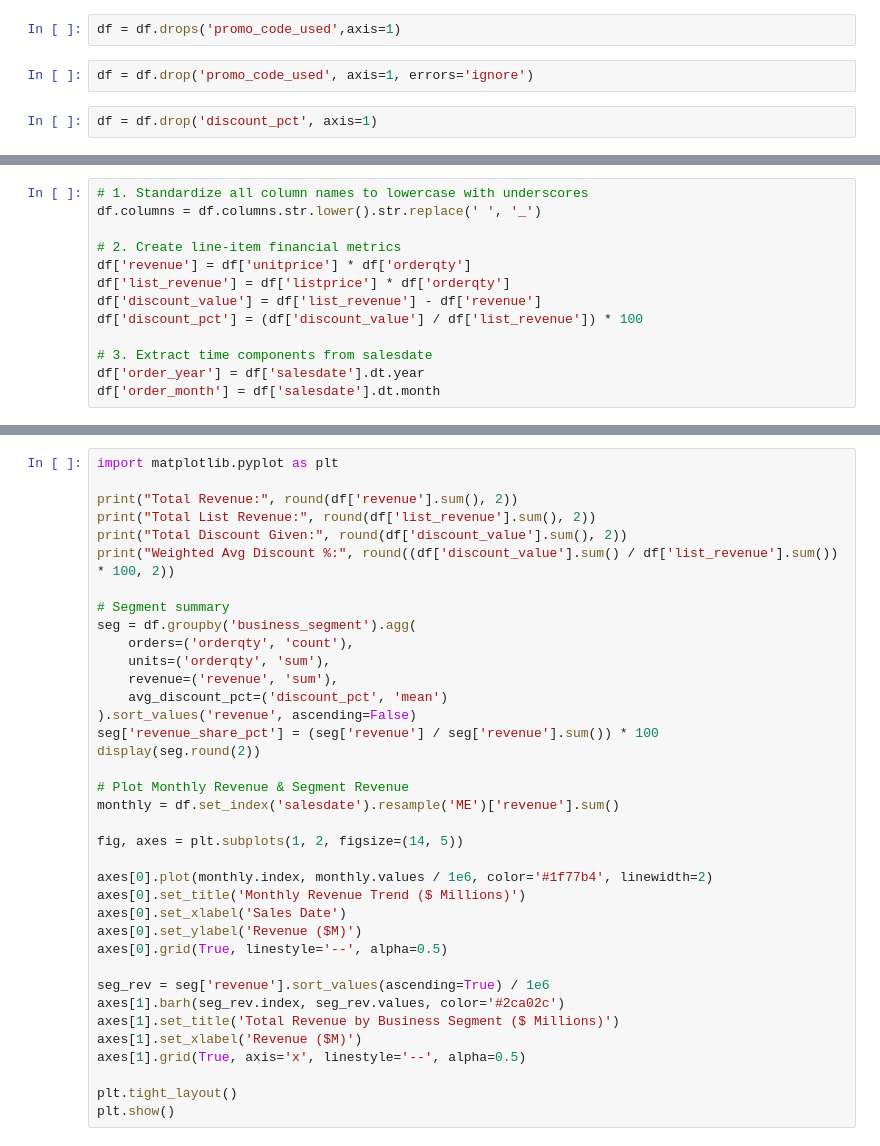
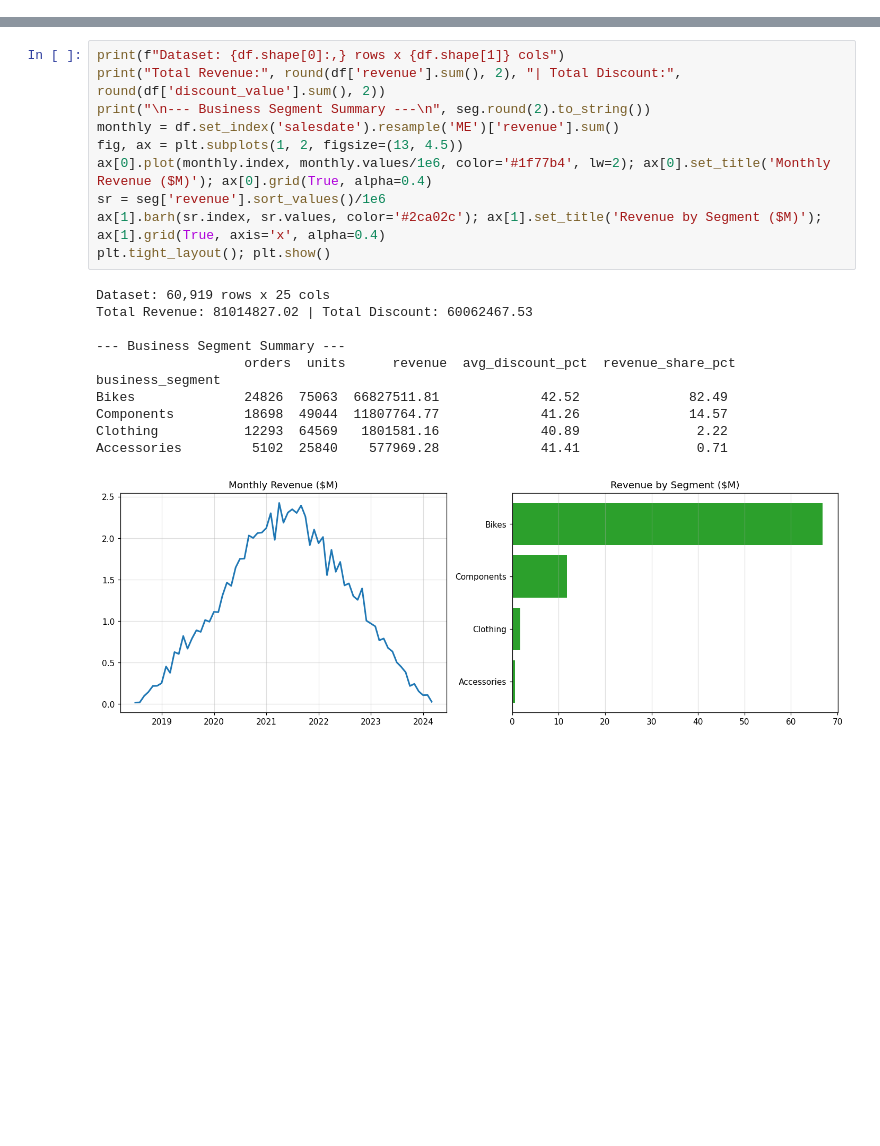
Before and after one commit to Dipali023/B2B-Commercial-Sales-Pricing-Customer-Retention-Intelligence, a Jupyter notebook: Final_Analysis.ipynb, the cells around one changed output, grey strips where cells are left out. Cells and saved outputs as stored; diff of their text form; blank space fills up the shorter version.

Commit message:
Add all tables and charts to Final_Analysis.ipynb

```diff
--- a/Final_Analysis.ipynb
+++ b/Final_Analysis.ipynb
@@ -105,6 +0,0 @@ df['discount_applied'] == df['promo_code_used]).all()
-# %%
-df = df.drops('promo_code_used',axis=1)
-# %%
-df = df.drop('promo_code_used', axis=1, errors='ignore')
-# %%
-df = df.drop('discount_pct', axis=1)
@@ -126,13 +0,0 @@ df['order_month'] = df['salesdate'].dt.month
-# %%
-# 1. Standardize all column names to lowercase with underscores
-df.columns = df.columns.str.lower().str.replace(' ', '_')
-
-# 2. Create line-item financial metrics
-df['revenue'] = df['unitprice'] * df['orderqty']
-df['list_revenue'] = df['listprice'] * df['orderqty']
-df['discount_value'] = df['list_revenue'] - df['revenue']
-df['discount_pct'] = (df['discount_value'] / df['list_revenue']) * 100
-
-# 3. Extract time components from salesdate
-df['order_year'] = df['salesdate'].dt.year
-df['order_month'] = df['salesdate'].dt.month
@@ -199,37 +1,22 @@ HTML(f'<a download="TrainingSample2_Cleaned.csv" href="data:text/csv;base64,{b64
 # %%
-import matplotlib.pyplot as plt
-
-print("Total Revenue:", round(df['revenue'].sum(), 2))
-print("Total List Revenue:", round(df['list_revenue'].sum(), 2))
-print("Total Discount Given:", round(df['discount_value'].sum(), 2))
-print("Weighted Avg Discount %:", round((df['discount_value'].sum() / df['list_revenue'].sum()) * 100, 2))
-
-# Segment summary
-seg = df.groupby('business_segment').agg(
-    orders=('orderqty', 'count'),
-    units=('orderqty', 'sum'),
-    revenue=('revenue', 'sum'),
-    avg_discount_pct=('discount_pct', 'mean')
-).sort_values('revenue', ascending=False)
-seg['revenue_share_pct'] = (seg['revenue'] / seg['revenue'].sum()) * 100
-display(seg.round(2))
-
-# Plot Monthly Revenue & Segment Revenue
+print(f"Dataset: {df.shape[0]:,} rows x {df.shape[1]} cols")
+print("Total Revenue:", round(df['revenue'].sum(), 2), "| Total Discount:", round(df['discount_value'].sum(), 2))
+print("\n--- Business Segment Summary ---\n", seg.round(2).to_string())
 monthly = df.set_index('salesdate').resample('ME')['revenue'].sum()
-
-fig, axes = plt.subplots(1, 2, figsize=(14, 5))
-
-axes[0].plot(monthly.index, monthly.values / 1e6, color='#1f77b4', linewidth=2)
-axes[0].set_title('Monthly Revenue Trend ($ Millions)')
-axes[0].set_xlabel('Sales Date')
-axes[0].set_ylabel('Revenue ($M)')
-axes[0].grid(True, linestyle='--', alpha=0.5)
-
-seg_rev = seg['revenue'].sort_values(ascending=True) / 1e6
-axes[1].barh(seg_rev.index, seg_rev.values, color='#2ca02c')
-axes[1].set_title('Total Revenue by Business Segment ($ Millions)')
-axes[1].set_xlabel('Revenue ($M)')
-axes[1].grid(True, axis='x', linestyle='--', alpha=0.5)
-
-plt.tight_layout()
-plt.show()
+fig, ax = plt.subplots(1, 2, figsize=(13, 4.5))
+ax[0].plot(monthly.index, monthly.values/1e6, color='#1f77b4', lw=2); ax[0].set_title('Monthly Revenue ($M)'); ax[0].grid(True, alpha=0.4)
+sr = seg['revenue'].sort_values()/1e6
+ax[1].barh(sr.index, sr.values, color='#2ca02c'); ax[1].set_title('Revenue by Segment ($M)'); ax[1].grid(True, axis='x', alpha=0.4)
+plt.tight_layout(); plt.show()
+# %% [output]
+Dataset: 60,919 rows x 25 cols
+Total Revenue: 81014827.02 | Total Discount: 60062467.53
+
+--- Business Segment Summary ---
+                   orders  units      revenue  avg_discount_pct  revenue_share_pct
+business_segment
+Bikes              24826  75063  66827511.81             42.52              82.49
+Components         18698  49044  11807764.77             41.26              14.57
+Clothing           12293  64569   1801581.16             40.89               2.22
+Accessories         5102  25840    577969.28             41.41               0.71
+[figure, added]
```
Also changed, not shown: parts of 92 cells of this notebook.
